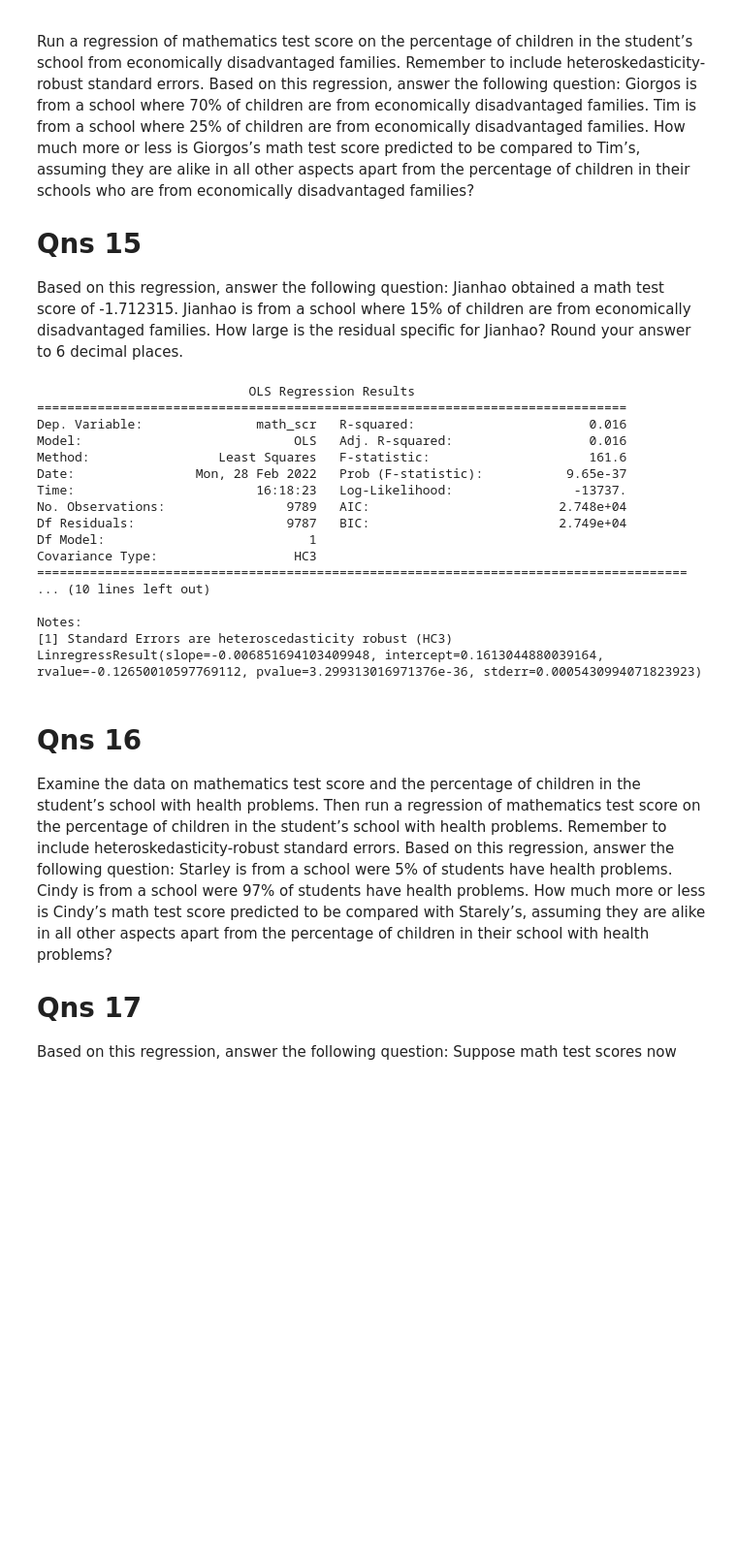
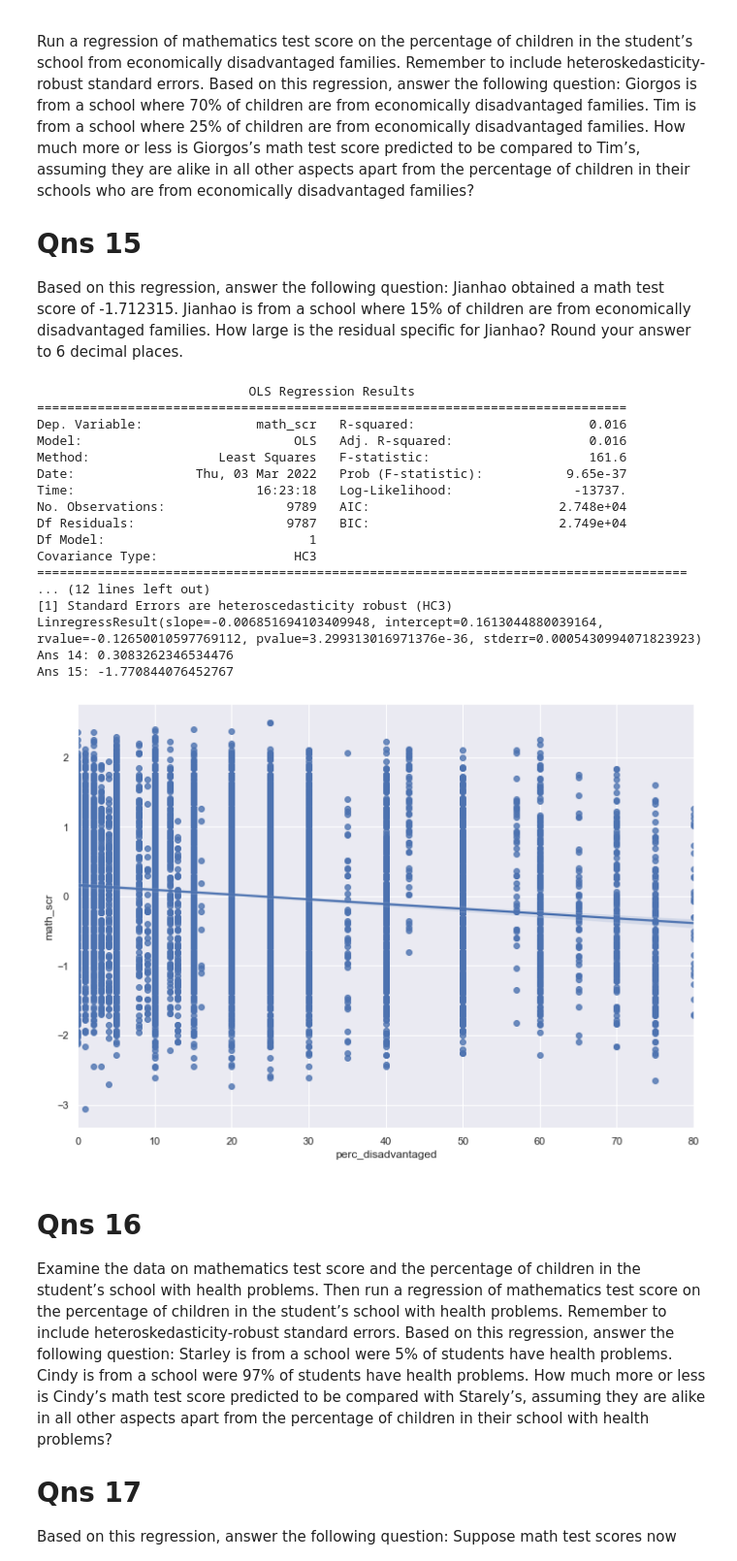
Before and after one commit to BrendanCheong/BT2101-AY2021-2022-SEM2, a Jupyter notebook: EC3303/Homework 1/hmw_1.ipynb, the cells around one changed output. Shown at 97% size. Drawn from its saved outputs; the diff is of its cells as text; code cells hidden in the pictures; blank space fills up the shorter version.

```diff
--- a/EC3303/Homework 1/hmw_1.ipynb
+++ b/EC3303/Homework 1/hmw_1.ipynb
@@ -100,30 +130,45 @@ Based on this regression, answer the following question: Jianhao obtained a math
 # %%
 # run a regression of math_scr on perc_disadvantaged
 y = df["math_scr"]
 x = df["perc_disadvantaged"]
 model = smf.ols(formula="math_scr ~ perc_disadvantaged", data=df).fit(cov_type='HC3')
 print(model.summary())
 
 regression = sp.stats.linregress(x, y)
 print(regression)
+sns.regplot(x=df["perc_disadvantaged"],y=df["math_scr"], data=df)
+
+intercept: float = regression.intercept
+coeff: float = regression.slope
+
+# Qns 14
+giorgnos: float =  intercept - coeff * (70.0)
+tim: float = intercept - coeff * (25.0)
+print(f"Ans 14: {giorgnos - tim}")
+
+# Qns 15
+# find math_scr when 15
+math_scr: float = intercept + coeff * (15.0)
+print(f"Ans 15: {-1.712315 - math_scr}")
 # %% [output]
                             OLS Regression Results
 ==============================================================================
 Dep. Variable:               math_scr   R-squared:                       0.016
 Model:                            OLS   Adj. R-squared:                  0.016
 Method:                 Least Squares   F-statistic:                     161.6
-Date:                Mon, 28 Feb 2022   Prob (F-statistic):           9.65e-37
-Time:                        16:18:23   Log-Likelihood:                -13737.
+Date:                Thu, 03 Mar 2022   Prob (F-statistic):           9.65e-37
+Time:                        16:23:18   Log-Likelihood:                -13737.
 No. Observations:                9789   AIC:                         2.748e+04
 Df Residuals:                    9787   BIC:                         2.749e+04
 Df Model:                           1
 Covariance Type:                  HC3
 ======================================================================================
-... (10 lines left out)
-
-Notes:
+... (12 lines left out)
 [1] Standard Errors are heteroscedasticity robust (HC3)
 LinregressResult(slope=-0.006851694103409948, intercept=0.1613044880039164, rvalue=-0.12650010597769112, pvalue=3.299313016971376e-36, stderr=0.0005430994071823923)
+Ans 14: 0.3083262346534476
+Ans 15: -1.770844076452767
+[figure, added]
 # %% [markdown]
 # Qns 16
 
```
Also changed, not shown: parts of 12 cells of this notebook.
